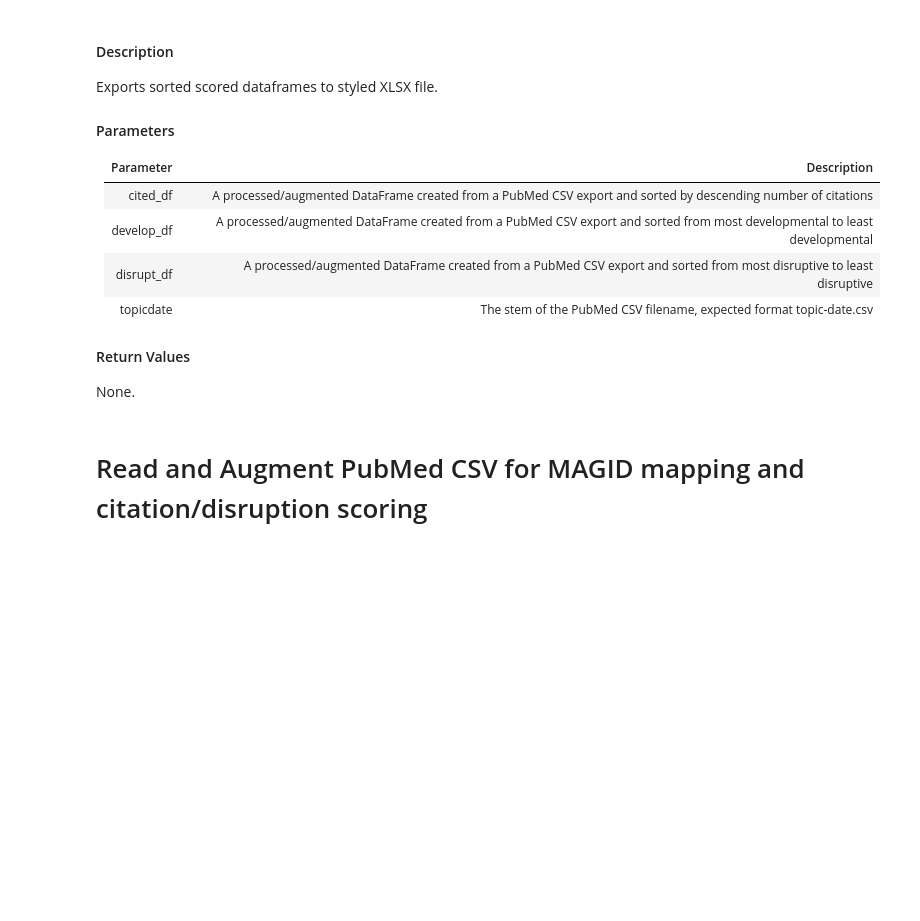
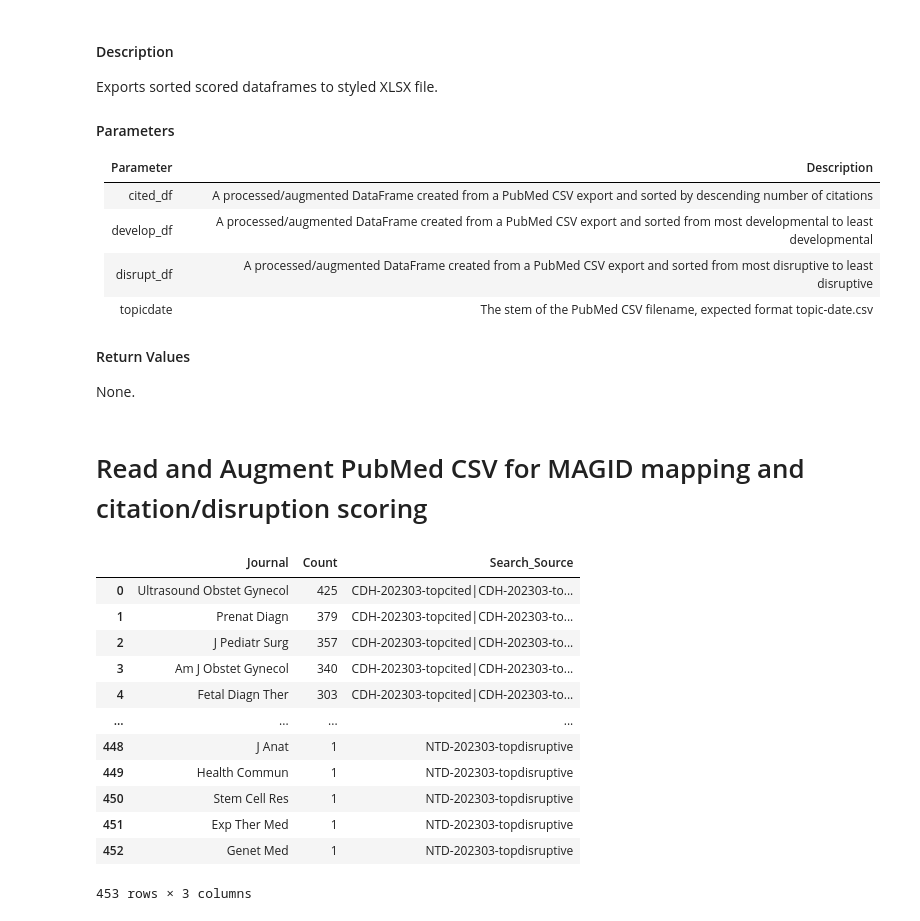
Before and after one commit to marijane/disruptive-papers-fetal-surgery, a Jupyter notebook: map-and-score.ipynb, the cells around one changed output. Drawn from its saved outputs; the diff is of its cells as text; code cells hidden in the pictures; blank space fills up the shorter version.

Commit message:
Add code to count journal occurences

```diff
--- a/map-and-score.ipynb
+++ b/map-and-score.ipynb
@@ -35,7 +36,7 @@ openalex = "https://api.openalex.org/works?per-page=100&filter=pmid:"
 headers = {"user-agent": "mailto:" + email}
 
 datestamp = time.strftime("%Y%m%d")
-TOP_PAPERS = 100
+TOP_PAPERS = 500
 
 DATA_DIR = "data/"
 MAGDISRUPT_DIR = DATA_DIR + "MAG-disruption/"
@@ -512,0 +558,62 @@ for pubmedCSV in pubmedCSVs:
+# %%
+scoredCSVs = sorted(glob.glob(f"{CSV_DIR}*top*.csv"))
+scoredCSVs
+# %%
+from collections import Counter
+
+
+# Initialize a Counter to store occurrences
+pubmed_pubmed_pubmed_pubmed_pubmed_journal_counter = Counter()
+
+# Initialize a dictionary to store aggregated search sources
+search_source_aggregated = {}
+
+# Iterate through each CSV file in the results directory
+for scoredCSV in scoredCSVs:
+    topicdate = Path(scoredCSV).stem
+
+    logger.info("%s : Reading search results from PubMed CSV %s", topicdate, scoredCSV)
+
+    scored_df = pd.read_csv(scoredCSV)
+    # Add a column "search_source" containing the value of scoredCSV
+    scored_df["search_source"] = Path(scoredCSV).stem
+
+    # Update the counter with the values from the "journal" column
+    pubmed_pubmed_journal_counter.update(scored_df["journal"].dropna())
+
+    # Aggregate search_source for each journal
+    for journal, sources in scored_df.groupby("journal")["search_source"]:
+        if journal not in search_source_aggregated:
+            search_source_aggregated[journal] = set()
+        search_source_aggregated[journal].update(sources)
+
+# Sort the counter by occurrences in descending order
+sorted_journal_counts = pubmed_pubmed_journal_counter.most_common()
+
+# Prepare the final dataframe
+journal_counts_data = []
+for journal, count in sorted_journal_counts:
+    aggregated_sources = "|".join(sorted(search_source_aggregated[journal]))
+    journal_counts_data.append((journal, count, aggregated_sources))
+
+journal_counts_df = pd.DataFrame(journal_counts_data, columns=["Journal", "Count", "Search_Source"])
+
+# Export the journal counter to a CSV file
+journal_counts_df.to_csv(f"{CSV_DIR}scored_journal_counts.csv", index=False)
+
+# Display the final dataframe
+journal_counts_df
+# %% [output]
+|  | Journal | Count | Search_Source |
+| 0 | Ultrasound Obstet Gynecol | 425 | CDH-202303-topcited|CDH-202303-to... |
+| 1 | Prenat Diagn | 379 | CDH-202303-topcited|CDH-202303-to... |
+| 2 | J Pediatr Surg | 357 | CDH-202303-topcited|CDH-202303-to... |
+| 3 | Am J Obstet Gynecol | 340 | CDH-202303-topcited|CDH-202303-to... |
+| 4 | Fetal Diagn Ther | 303 | CDH-202303-topcited|CDH-202303-to... |
+| ... | ... | ... | ... |
+| 448 | J Anat | 1 | NTD-202303-topdisruptive |
+| 449 | Health Commun | 1 | NTD-202303-topdisruptive |
+| 450 | Stem Cell Res | 1 | NTD-202303-topdisruptive |
+| 451 | Exp Ther Med | 1 | NTD-202303-topdisruptive |
+| 452 | Genet Med | 1 | NTD-202303-topdisruptive |
+453 rows × 3 columns
```
Also changed, not shown: parts of 2 cells of this notebook.
